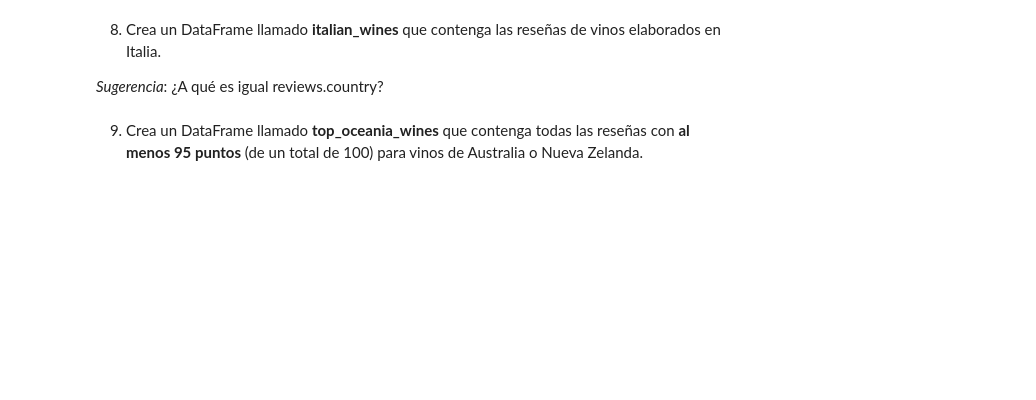
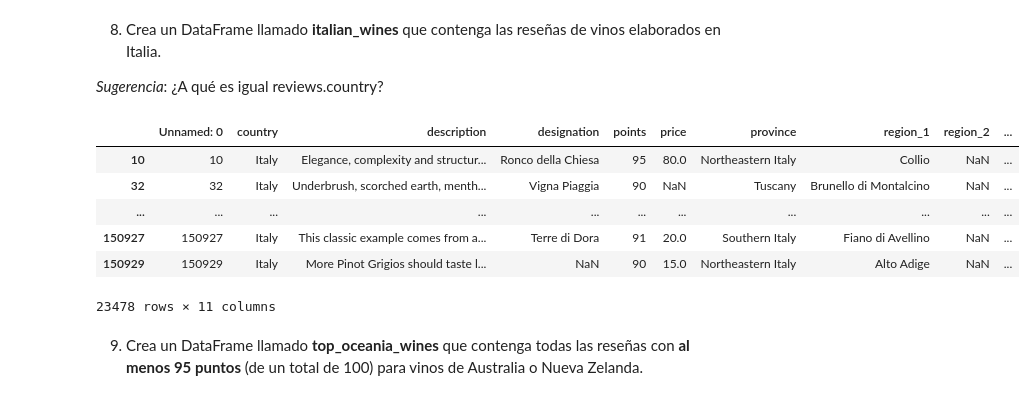
Before and after one commit to atortosalopez/practica-1-aapl, a Jupyter notebook: Practica6.ipynb, the cells around one changed output. Saved outputs shown, nothing was run; the diff lists cells and outputs as text; code cells hidden in the pictures; blank space fills up the shorter version.

```diff
--- a/Practica6.ipynb
+++ b/Practica6.ipynb
@@ -134,2 +138,14 @@ italian_wines
+# %%
+# Filtrar las reseñas de vinos elaborados en Italia
+italian_wines = review[review['country'] == 'Italy']
+italian_wines
+# %% [output]
+|  | Unnamed: 0 | country | description | designation | points | price | province | region_1 | region_2 | ... |
+| 10 | 10 | Italy | Elegance, complexity and structur... | Ronco della Chiesa | 95 | 80.0 | Northeastern Italy | Collio | NaN | ... |
+| 32 | 32 | Italy | Underbrush, scorched earth, menth... | Vigna Piaggia | 90 | NaN | Tuscany | Brunello di Montalcino | NaN | ... |
+| ... | ... | ... | ... | ... | ... | ... | ... | ... | ... | ... |
+| 150927 | 150927 | Italy | This classic example comes from a... | Terre di Dora | 91 | 20.0 | Southern Italy | Fiano di Avellino | NaN | ... |
+| 150929 | 150929 | Italy | More Pinot Grigios should taste l... | NaN | 90 | 15.0 | Northeastern Italy | Alto Adige | NaN | ... |
+23478 rows × 11 columns
 # %% [markdown]
 9. Crea un DataFrame llamado **top_oceania_wines** que contenga todas las reseñas con **al menos 95 puntos** (de un total de 100) para vinos de Australia o Nueva Zelanda.
```
Also changed, not shown: parts of 5 cells of this notebook.
